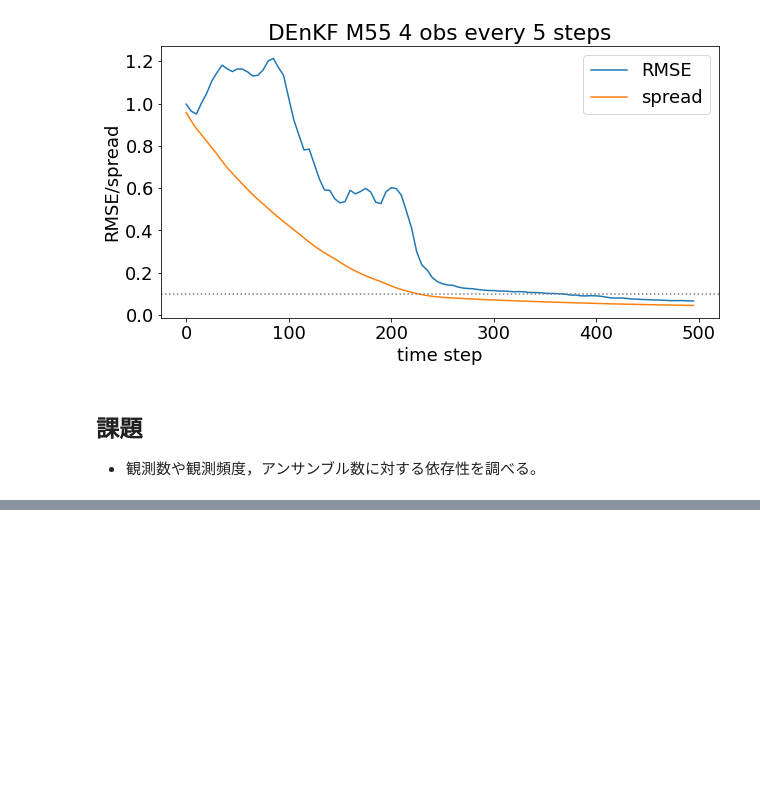
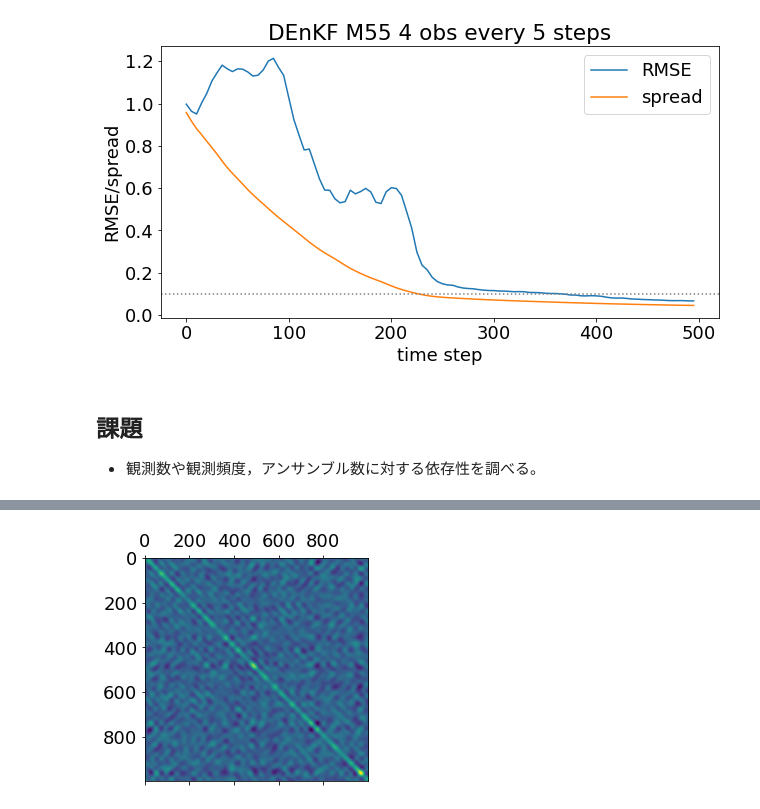
Before and after one commit to tenomoto/DEnKF, a Jupyter notebook: DEnKF.ipynb, the cells around one changed output, grey strips where cells are left out. Drawn from its saved outputs; the diff is of its cells as text; code cells hidden in the pictures; blank space fills up the shorter version.

```diff
--- a/DEnKF.ipynb
+++ b/DEnKF.ipynb
@@ -273,0 +288,8 @@ plt.show()
+# %%
+nens = 20
+pf12 = gen_ens(nens, n, kmax, rng) / np.sqrt(nens - 1)
+pf = pf12 @ pf12.T
+plt.matshow(pf)
+plt.show()
+# %% [output]
+[figure, added]
```
Also changed, not shown: parts of 10 cells of this notebook.
